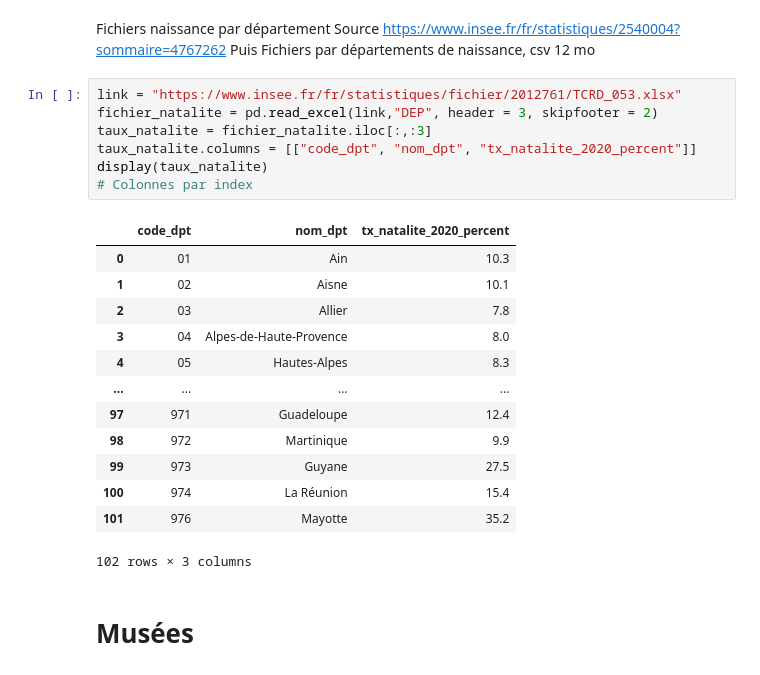
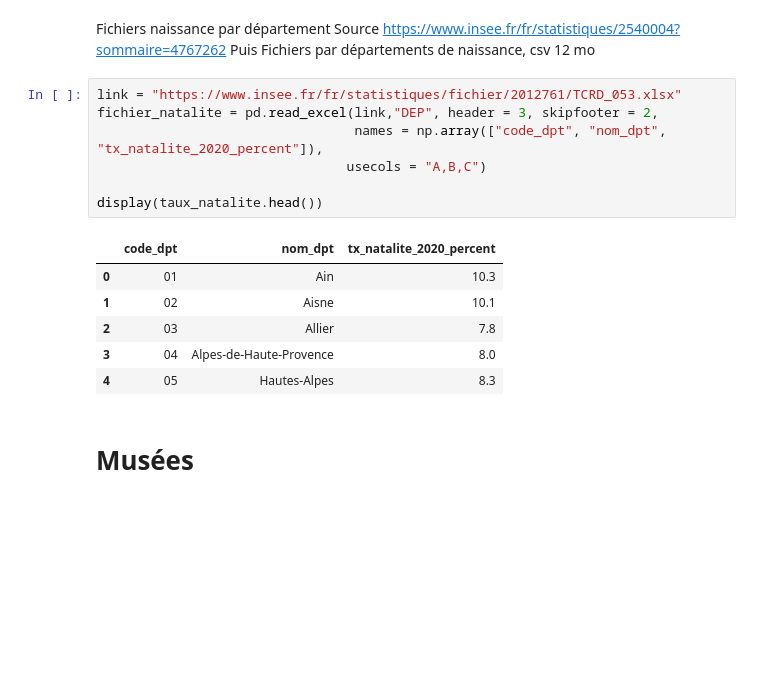
Before and after one commit to victor-kerros/tokenisation-immo, a Jupyter notebook: exploration_autres_data.ipynb, the cells around one changed output. Saved outputs shown, nothing was run; the diff lists cells and outputs as text; blank space fills up the shorter version.

Commit message:
rename colonnes propres

```diff
--- a/exploration_autres_data.ipynb
+++ b/exploration_autres_data.ipynb
@@ -119,25 +119,18 @@ Source https://www.insee.fr/fr/statistiques/2540004?sommaire=4767262
 Puis Fichiers par départements de naissance, csv 12 mo
 # %%
 link = "https://www.insee.fr/fr/statistiques/fichier/2012761/TCRD_053.xlsx"
-fichier_natalite = pd.read_excel(link,"DEP", header = 3, skipfooter = 2)
-taux_natalite = fichier_natalite.iloc[:,:3]
-taux_natalite.columns = [["code_dpt", "nom_dpt", "tx_natalite_2020_percent"]]
-display(taux_natalite)
-# Colonnes par index
+fichier_natalite = pd.read_excel(link,"DEP", header = 3, skipfooter = 2,
+                                 names = np.array(["code_dpt", "nom_dpt", "tx_natalite_2020_percent"]),
+                                usecols = "A,B,C")
+
+display(taux_natalite.head())
 # %% [output]
 |  | code_dpt | nom_dpt | tx_natalite_2020_percent |
 | 0 | 01 | Ain | 10.3 |
 | 1 | 02 | Aisne | 10.1 |
 | 2 | 03 | Allier | 7.8 |
 | 3 | 04 | Alpes-de-Haute-Provence | 8.0 |
 | 4 | 05 | Hautes-Alpes | 8.3 |
-| ... | ... | ... | ... |
-| 97 | 971 | Guadeloupe | 12.4 |
-| 98 | 972 | Martinique | 9.9 |
-| 99 | 973 | Guyane | 27.5 |
-| 100 | 974 | La Réunion | 15.4 |
-| 101 | 976 | Mayotte | 35.2 |
-102 rows × 3 columns
 # %% [markdown]
 # Musées
 # %% [markdown]
```
Also changed, not shown: parts of 22 cells of this notebook.
